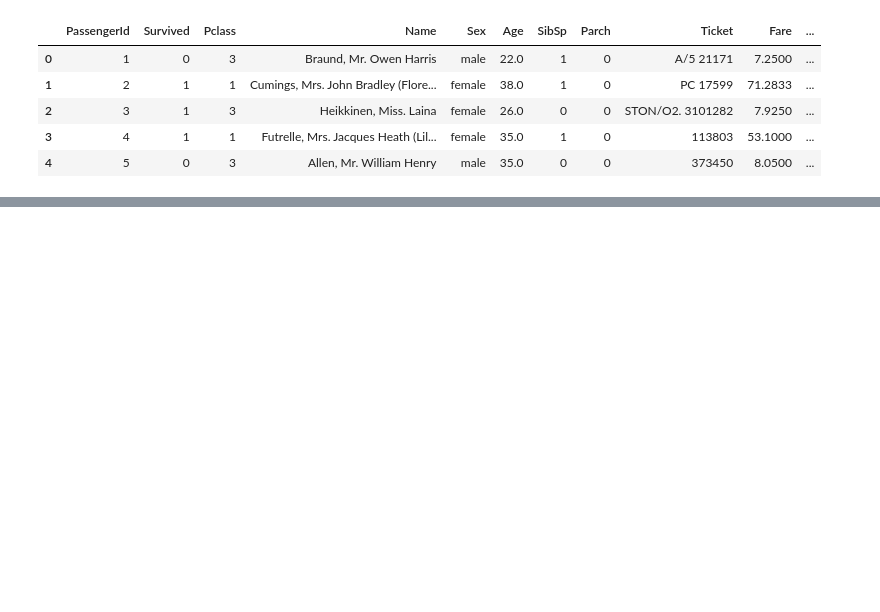
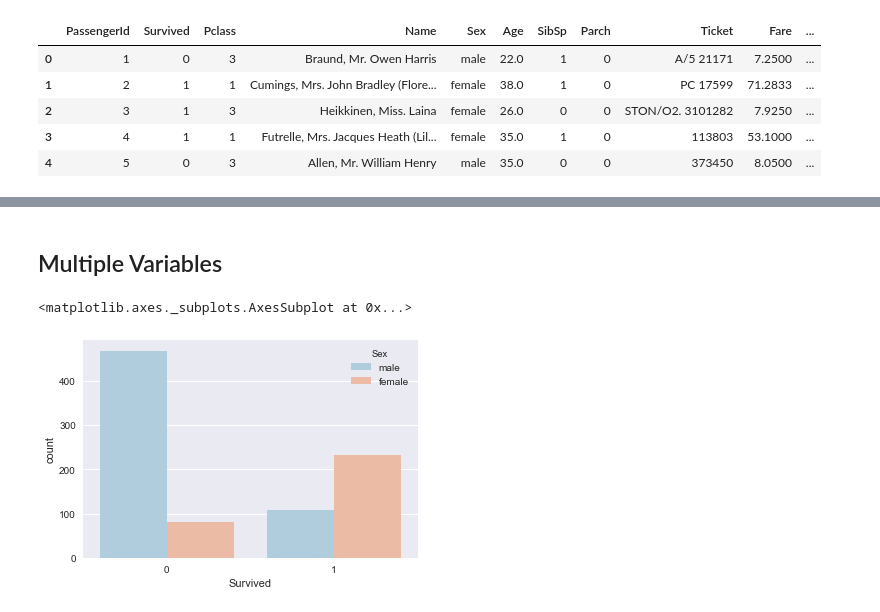
Before and after one commit to mukerong/Machine-Learning-Engineer-Nanodegree, a Jupyter notebook: P0-Titanic/titanic-survival-exploration.ipynb, the cells around one changed output, grey strips where cells are left out. Cells and saved outputs as stored; diff of their text form; code cells hidden in the pictures; blank space fills up the shorter version.

```diff
--- a/P0-Titanic/titanic-survival-exploration.ipynb
+++ b/P0-Titanic/titanic-survival-exploration.ipynb
@@ -54,0 +96,7 @@ train.head()
+# %% [markdown]
+## Multiple Variables
+# %%
+sns.countplot(data=train, x='Survived', hue='Sex', palette='RdBu_r')
+# %% [output]
+<matplotlib.axes._subplots.AxesSubplot at 0x...>
+[figure, added]
```
Also changed, not shown: parts of 21 cells of this notebook.
